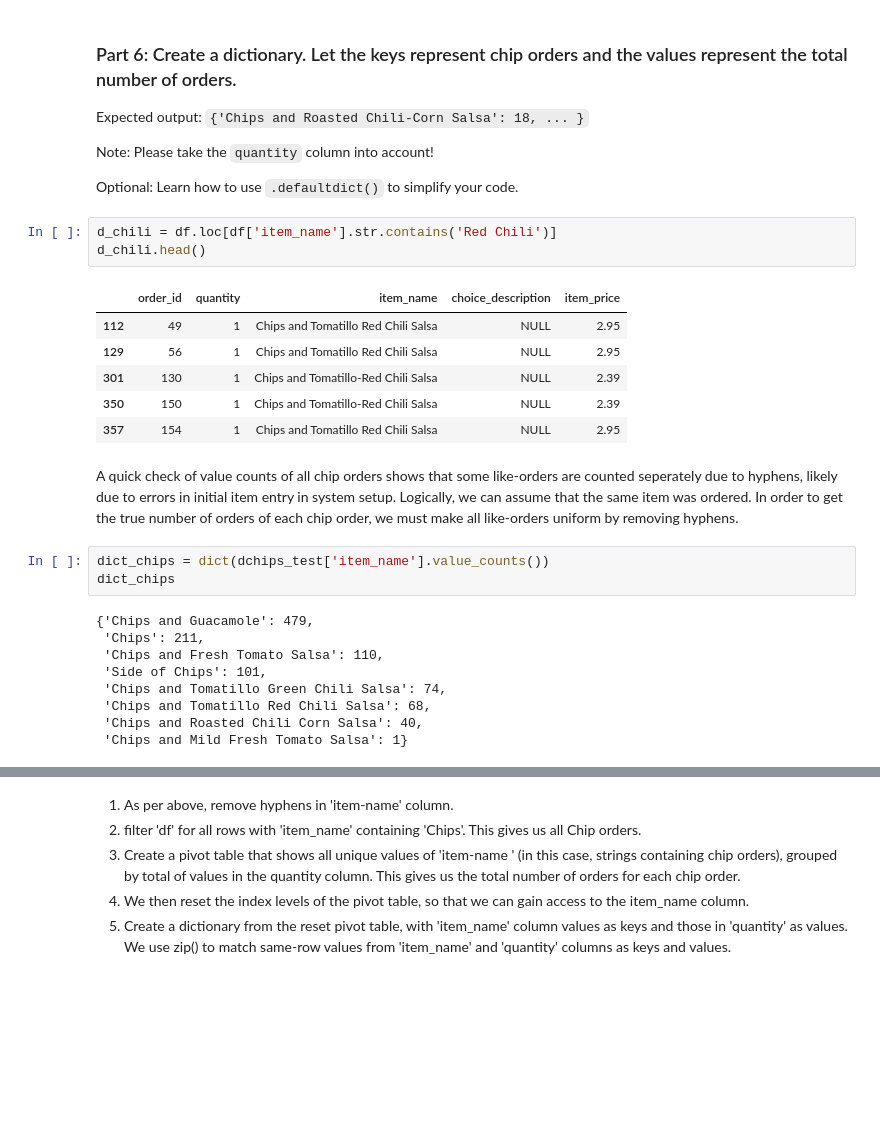
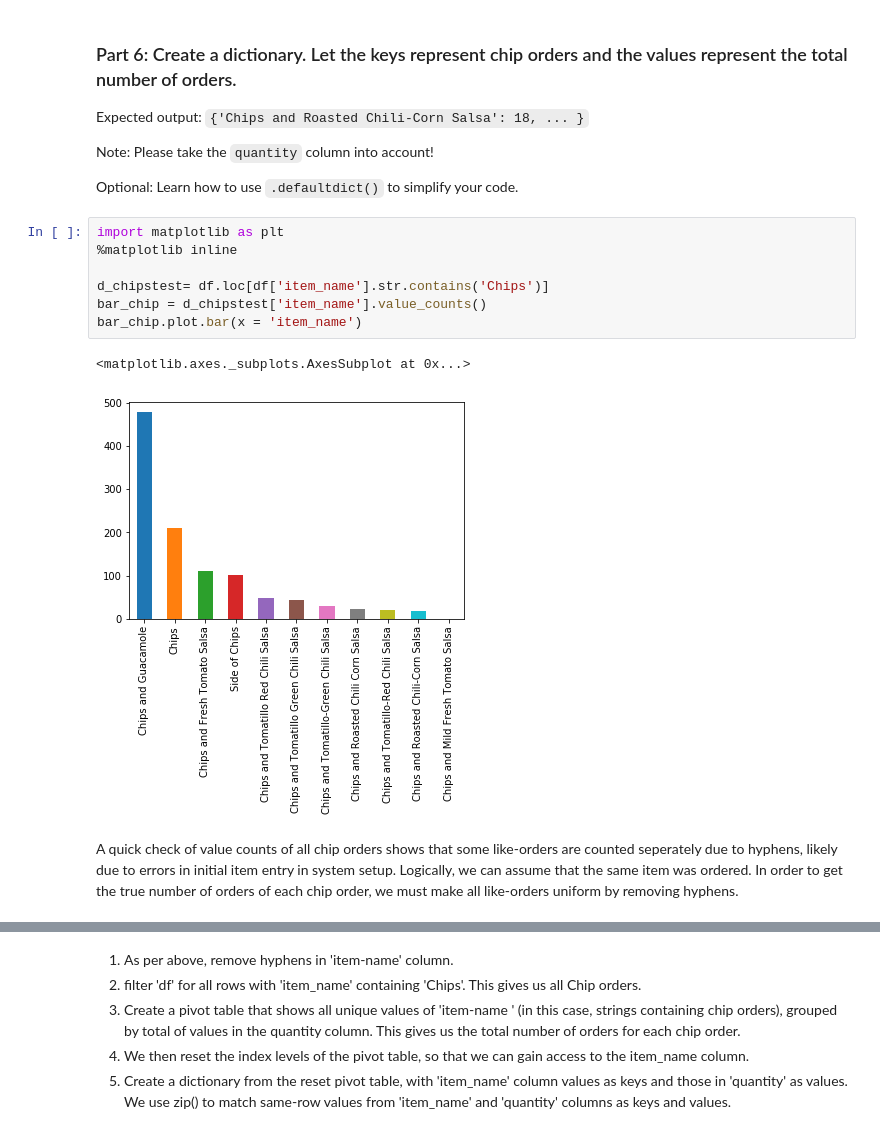
Before and after one commit to RhysZH/GA-DAT9-Projects1, a Jupyter notebook: R_Morgan_Project2/RMorgan_Project2_chipotle.ipynb, the cells around one changed output, grey strips where cells are left out. Drawn from its saved outputs; the diff is of its cells as text; blank space fills up the shorter version.

```diff
--- a/R_Morgan_Project2/RMorgan_Project2_chipotle.ipynb
+++ b/R_Morgan_Project2/RMorgan_Project2_chipotle.ipynb
@@ -199,29 +190,17 @@ Expected output: `{'Chips and Roasted Chili-Corn Salsa': 18, ... }`
 Note: Please take the `quantity` column into account!
 
 Optional: Learn how to use `.defaultdict()` to simplify your code.
-# %%
-d_chili = df.loc[df['item_name'].str.contains('Red Chili')]
-d_chili.head()
-# %% [output]
-|  | order_id | quantity | item_name | choice_description | item_price |
-| 112 | 49 | 1 | Chips and Tomatillo Red Chili Salsa | NULL | 2.95 |
-| 129 | 56 | 1 | Chips and Tomatillo Red Chili Salsa | NULL | 2.95 |
-| 301 | 130 | 1 | Chips and Tomatillo-Red Chili Salsa | NULL | 2.39 |
-| 350 | 150 | 1 | Chips and Tomatillo-Red Chili Salsa | NULL | 2.39 |
-| 357 | 154 | 1 | Chips and Tomatillo Red Chili Salsa | NULL | 2.95 |
+# %%
+import matplotlib as plt
+%matplotlib inline
+
+d_chipstest= df.loc[df['item_name'].str.contains('Chips')]
+bar_chip = d_chipstest['item_name'].value_counts()
+bar_chip.plot.bar(x = 'item_name')
+# %% [output]
+<matplotlib.axes._subplots.AxesSubplot at 0x...>
+[figure, added]
 # %% [markdown]
 A quick check of value counts of all chip orders shows that some like-orders are counted seperately due to hyphens, likely due to errors in initial item entry in system setup. Logically, we can assume that the same item was ordered. In order to get the true number of orders of each chip order, we must make all like-orders uniform by removing hyphens.
-# %%
-dict_chips = dict(dchips_test['item_name'].value_counts())
-dict_chips
-# %% [output]
-{'Chips and Guacamole': 479,
- 'Chips': 211,
- 'Chips and Fresh Tomato Salsa': 110,
- 'Side of Chips': 101,
- 'Chips and Tomatillo Green Chili Salsa': 74,
- 'Chips and Tomatillo Red Chili Salsa': 68,
- 'Chips and Roasted Chili Corn Salsa': 40,
- 'Chips and Mild Fresh Tomato Salsa': 1}
 # %%
 import numpy as np
```
Also changed, not shown: parts of 7 cells of this notebook.
